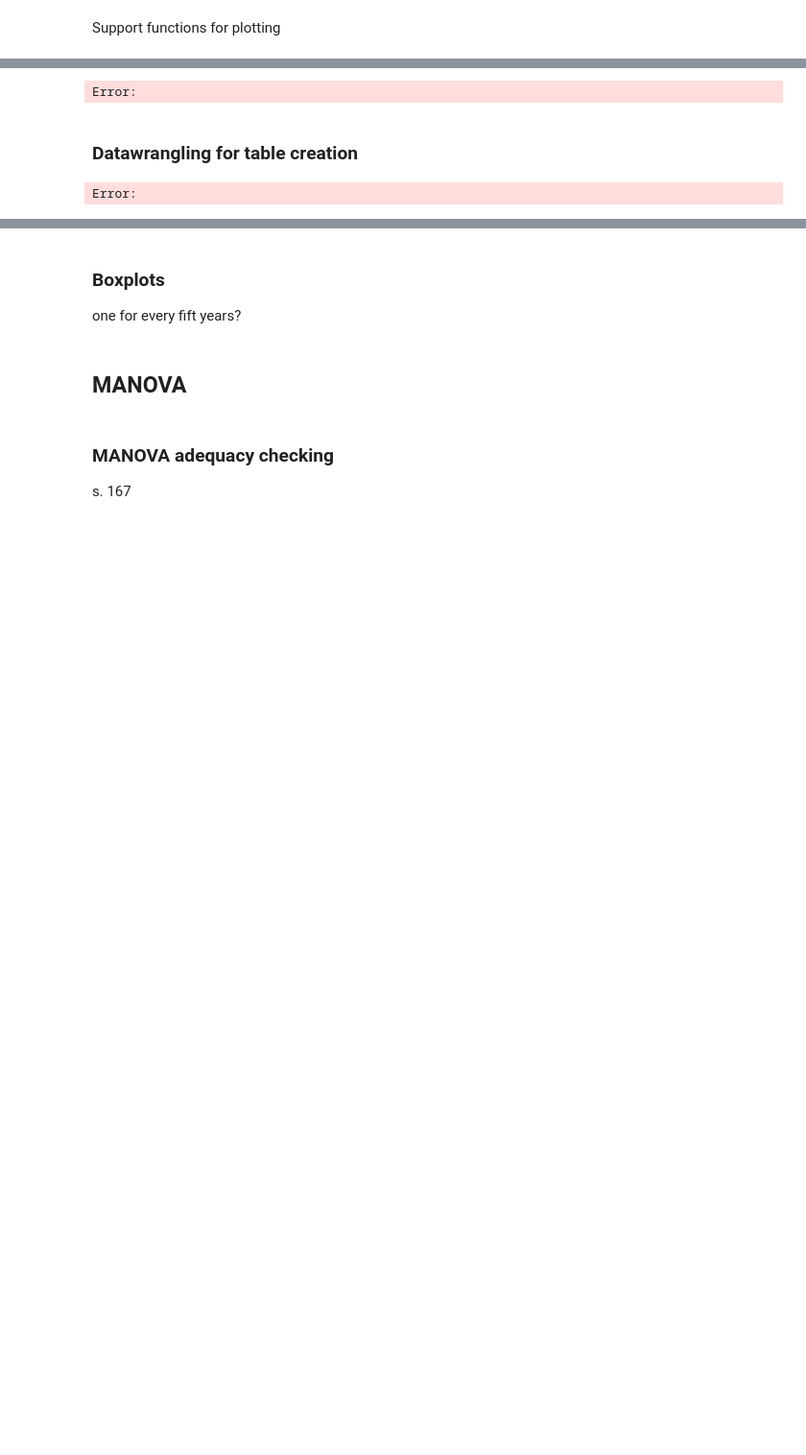
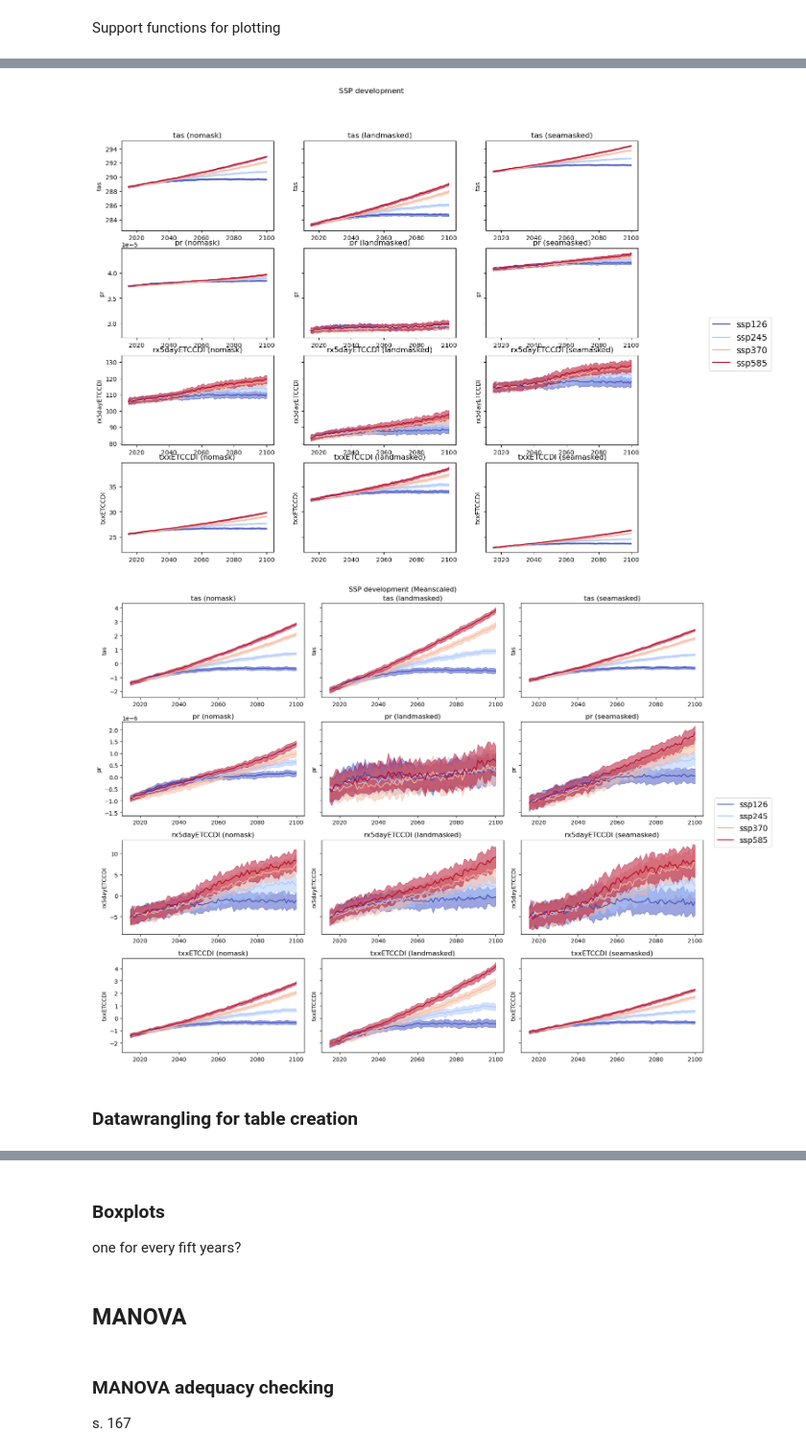
Before and after one commit to Johannesfjeldsaa/Masterthesis_S23, a Jupyter notebook: 06 - Variance analysis to detect SSP differences early.ipynb, the cells around one changed output, grey strips where cells are left out. Shown at 96% size. Drawn from its saved outputs; the diff is of its cells as text; code cells hidden in the pictures; blank space fills up the shorter version.

```diff
--- a/06 - Variance analysis to detect SSP differences early.ipynb
+++ b/06 - Variance analysis to detect SSP differences early.ipynb
@@ -53,7 +51,10 @@ Error:
 fig, axs = plt.subplots(4, 3, figsize=(15, 12), sharey='row')#, sharex='col')
 fig2, axs2 = plt.subplots(4, 3, figsize=(15, 12), sharey='row')#, sharex='col')
 
-main_data_dir = '/nird/home/johannef/Masterthesis_S23 DataFiles/AnnualGlobalClimatologies'
+fig.suptitle('SSP development')
+fig2.suptitle('SSP development (Meanscaled)')
+
+main_data_dir = 'D:/Programmering/msc/Masterthesis_S23_DataFiles/AnnualGlobalClimatologies'
 masks = ['nomask', 'landmasked', 'seamasked']
 SSPs = ['ssp126', 'ssp245', 'ssp370', 'ssp585']
 variables = ['tas', 'pr', 'rx5dayETCCDI', 'txxETCCDI']
@@ -78,66 +79,38 @@ for i, mask in enumerate(masks):
             ens_stats = ensembles.ensemble_mean_std_max_min(ens)
 
             ens_mean = ens_stats[f'{variable}_mean']
             ens_std = ens_stats[f'{variable}_stdev']
             axs[j, i].plot(ens_stats.year, ens_mean,
                            label=scenario,
                            color=color_map[scenario])
             axs[j, i].fill_between(ens_stats.year, ens_mean - ens_std, ens_mean + ens_std,
                                    color=color_map[scenario],
                                    alpha=0.5)
 
             means[scenario] = ens_mean
             stds[scenario] = ens_std
 
-        mean = np.mean(means.values())
+        subfig_mean = [scenario_mean.mean().values.item() for scenario_mean in means.values()]
+        subfig_mean = np.mean(subfig_mean)
 
         for scenario in means.keys():
             # meanscaled version
             # Kan ikke skalere med gruppegjennomsnittet må benytte gjennomsnittet av alle sspene
-            meanscaled_ens_mean = means[scenario] - mean
-            meanscaled_ens_std = stds[scenario] - mean
-            axs2[j, i].fill_between(ens_stats.year, meanscaled_ens_mean - meanscaled_ens_std, meanscaled_ens_mean + meanscaled_ens_std,
+            meanscaled_ens_mean = means[scenario] - subfig_mean
+            axs2[j, i].fill_between(ens_stats.year, meanscaled_ens_mean - stds[scenario], meanscaled_ens_mean + stds[scenario],
                                    color=color_map[scenario],
                                    alpha=0.5)
             axs2[j, i].plot(ens_stats.year, meanscaled_ens_mean,
                             label=scenario,
                             color=color_map[scenario])
 
 
 legend_without_duplicate_labels(fig)
 legend_without_duplicate_labels(fig2)
 plt.tight_layout()
 plt.show()
 # %% [output]
-Error:
+[figure, added]
+[figure, added]
 # %% [markdown]
 ### Datawrangling for table creation
-# %%
-def extract_cross_sections(data_dir, ssp_names, center_year, target_mapping, pm=1):
-
-    start_year = center_year - pm
-    end_year = center_year + pm
-
-    df = pd.DataFrame(columns=['pr', 'tas', 'target_ssp'],
-                      index=np.arange(len(ssp_names)*40))
-    indx = 0
-
-    for ssp_name in ssp_names:
-        ssp_dir = os.path.join(data_dir, ssp_name)
-        file_list = os.listdir(ssp_dir)
-
-        for file_name in file_list:
-            file_path = os.path.join(ssp_dir, file_name)
-            ds = xr.open_dataset(file_path)
-
-            ds_years = ds.sel(year=slice(start_year, end_year))
-            mean_pr = ds_years.pr.mean(dim='year').values
-            mean_tas = ds_years.tas.mean(dim='year').values
-
-            df.loc[indx] = [mean_pr, mean_tas, target_mapping[ssp_name]]
-
-            indx += 1
-
-    return df
-# %% [output]
-Error:
```
Also changed, not shown: parts of 6 cells of this notebook.
